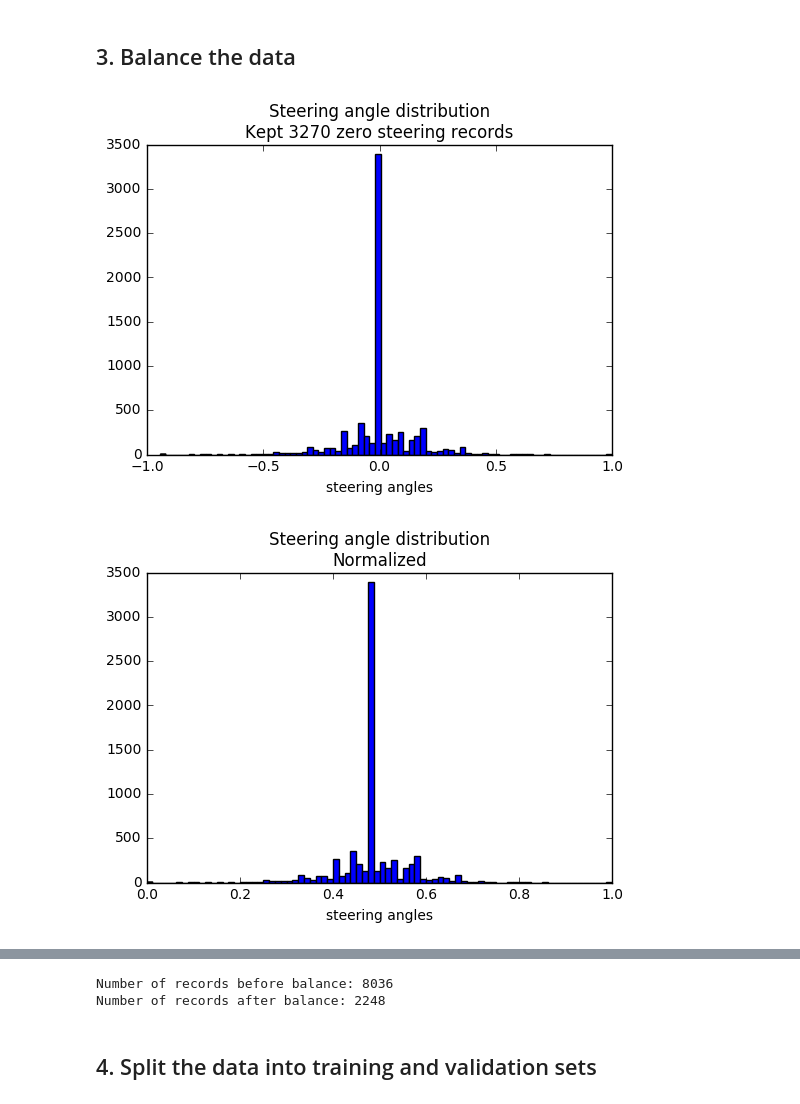
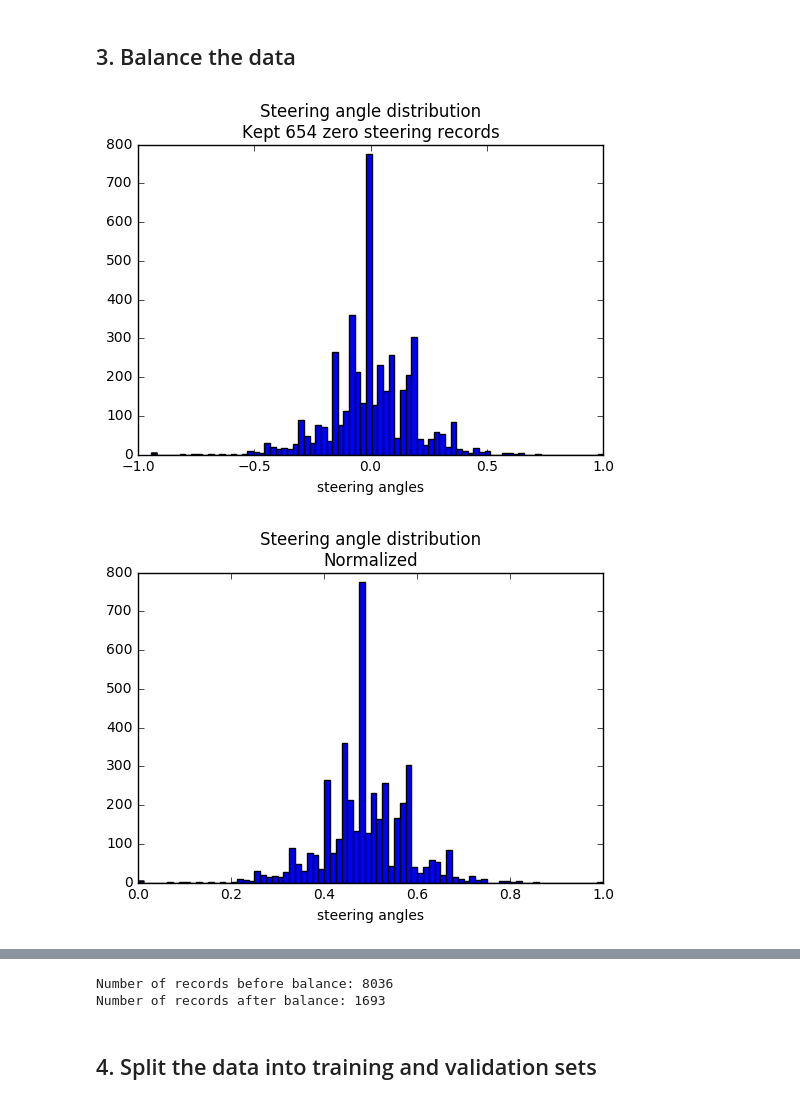
Before and after one commit to sosegon/udacity-projects, a Jupyter notebook: Behavioral cloning.ipynb, the cells around one changed output, grey strips where cells are left out. Saved outputs shown, nothing was run; the diff lists cells and outputs as text; code cells hidden in the pictures.

```diff
--- a/Behavioral cloning.ipynb
+++ b/Behavioral cloning.ipynb
@@ -73,7 +73,7 @@ for angle, path_center in zip(df['steering'], df['center']):
 # cut off zero steering records
 dataset = df.values
 angles = dataset[:,3]
-percetange_zero_drop = 25
+percetange_zero_drop = 85
 zero_steering_records_to_keep = int(len(angles[angles == 0.0]) * (100-percetange_zero_drop)/100)
 
 df_zeros = df.drop(df.index[df.steering != 0])
@@ -117,32 +117,32 @@ column_names = df_normalized.columns.values
 new_df = pandas.DataFrame(columns=column_names)
 
 from sklearn.utils import shuffle
 
 rows = df_normalized.values
 low_limit, high_limit = 0, 0
 for density, weight in zip(hist[0], hist[1]):
     low_limit = high_limit
     high_limit += density
     if low_limit != high_limit:
         current_bin = rows[low_limit: high_limit]
         if len(current_bin) > average_per_bin:
             current_bin = shuffle(current_bin) # Shuffle to avoid lossing the higher records in the bin
             current_bin =  current_bin[:average_per_bin]
 
         current_df = pandas.DataFrame(current_bin, columns=column_names)
         new_df = pandas.concat([new_df, current_df])
 
 bins_number = 40
 hist = np.histogram(new_df.steering, bins_number)
 max_elements_in_bins = np.max(hist[0])
 
 # Unnormalize data
 df_balanced = pandas.DataFrame.copy(new_df)
 df_balanced['steering'] = rescale(df_balanced['steering'], min_i, max_i, min_o, max_o)
 draw_steering_histogram(df_balanced['steering'], 0.05, 2, "Balanced")
 
 print("Number of records before balance: {:d}".format(len(df['steering'])))
 print("Number of records after balance: {:d}".format(len(df_balanced['steering'])))
 # %% [output]
-[figure, old version]
+[figure, new version]
-[figure, old version]
+[figure, new version]
@@ -150,5 +150,5 @@ print("Number of records after balance: {:d}".format(len(df_balanced['steering']
 Number of records before balance: 8036
-Number of records after balance: 2248
+Number of records after balance: 1693
 # %% [markdown]
 ## 4. Split the data into training and validation sets
 # %%
```
Also changed, not shown: parts of 5 cells of this notebook, 4 other files.
